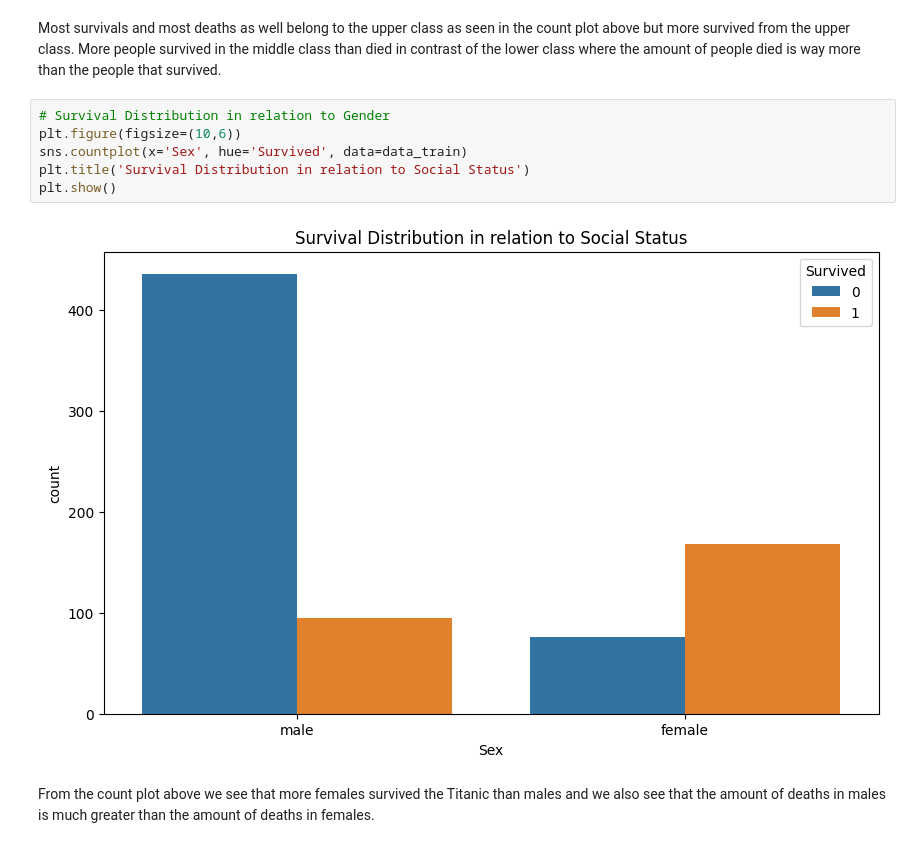
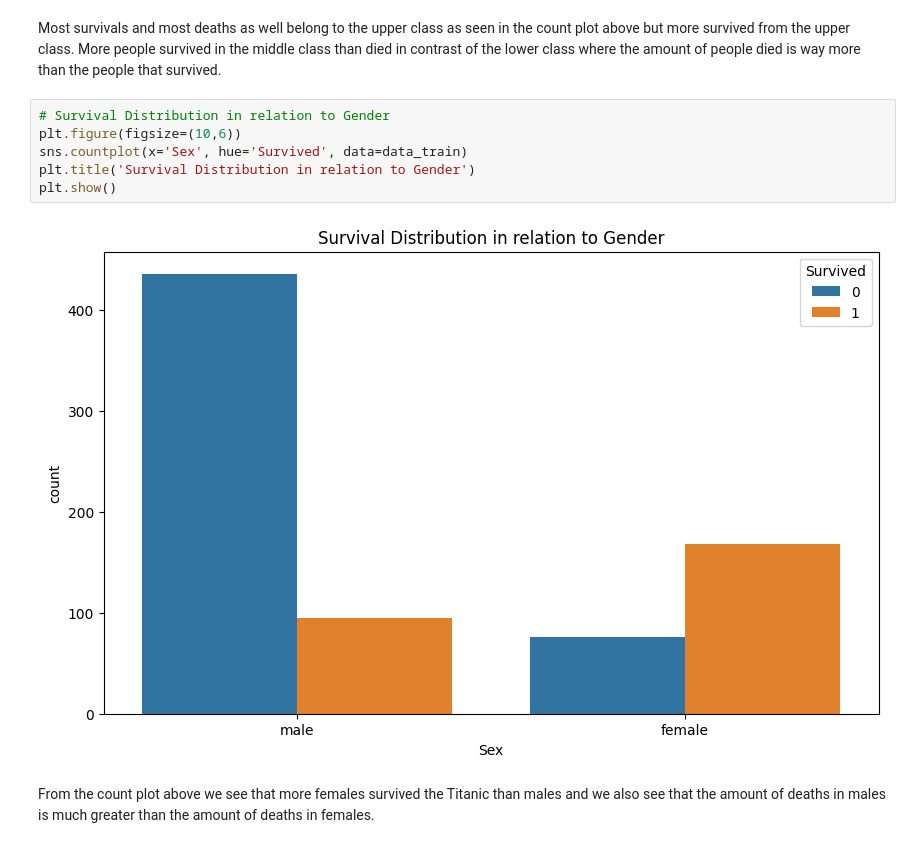
Before and after one commit to MazenIbrahim1/Titanic_Data_Model, a Jupyter notebook: Titanic_Data_Model.ipynb, the cells around one changed output. Saved outputs shown, nothing was run; the diff lists cells and outputs as text.

```diff
--- a/Titanic_Data_Model.ipynb
+++ b/Titanic_Data_Model.ipynb
@@ -253,11 +260,11 @@ Most survivals and most deaths as well belong to the upper class as seen in the
 # %%
 # Survival Distribution in relation to Gender
 plt.figure(figsize=(10,6))
 sns.countplot(x='Sex', hue='Survived', data=data_train)
-plt.title('Survival Distribution in relation to Social Status')
+plt.title('Survival Distribution in relation to Gender')
 plt.show()
 # %% [output]
-[figure, old version]
+[figure, new version]
 # %% [markdown]
 From the count plot above we see that more females survived the Titanic than males and we also see that the amount of deaths in males is much greater than the amount of deaths in females.
 # %%
```
Also changed, not shown: parts of 7 cells of this notebook, 1 other file.
